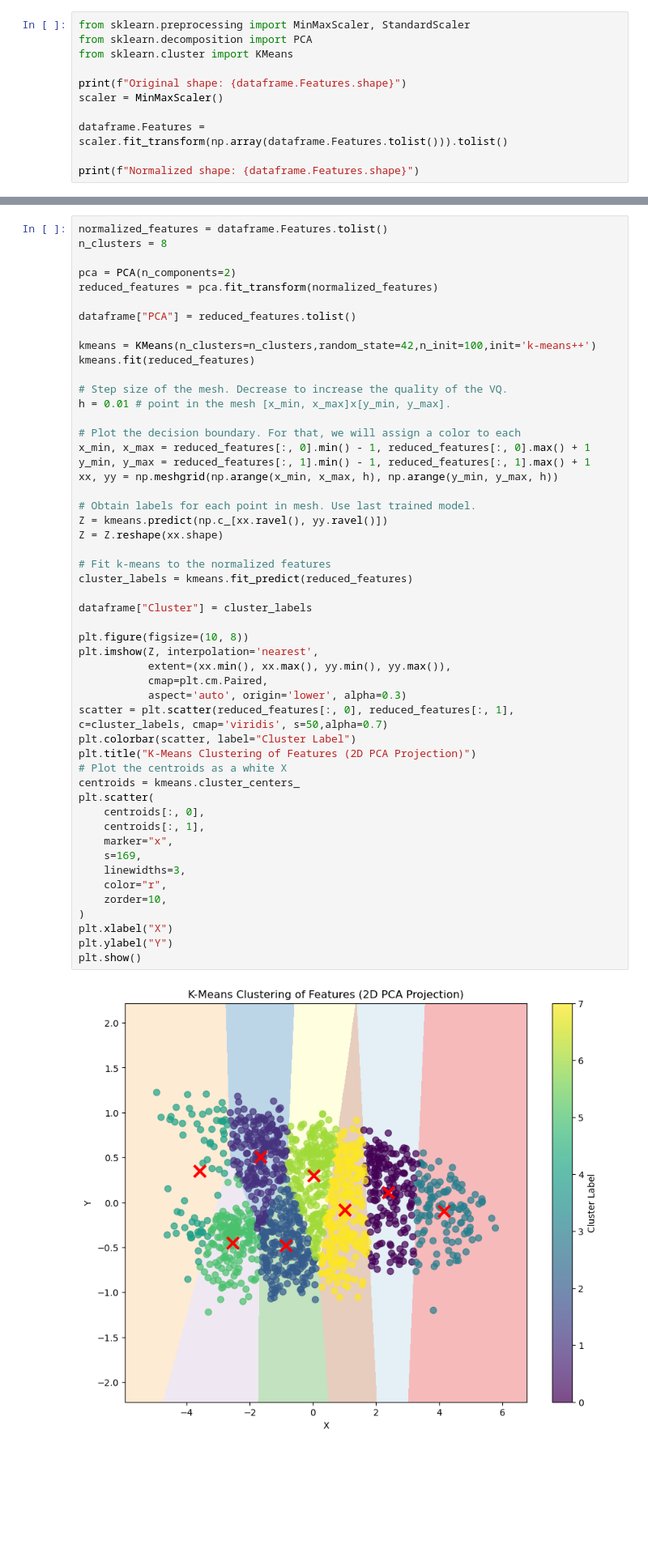
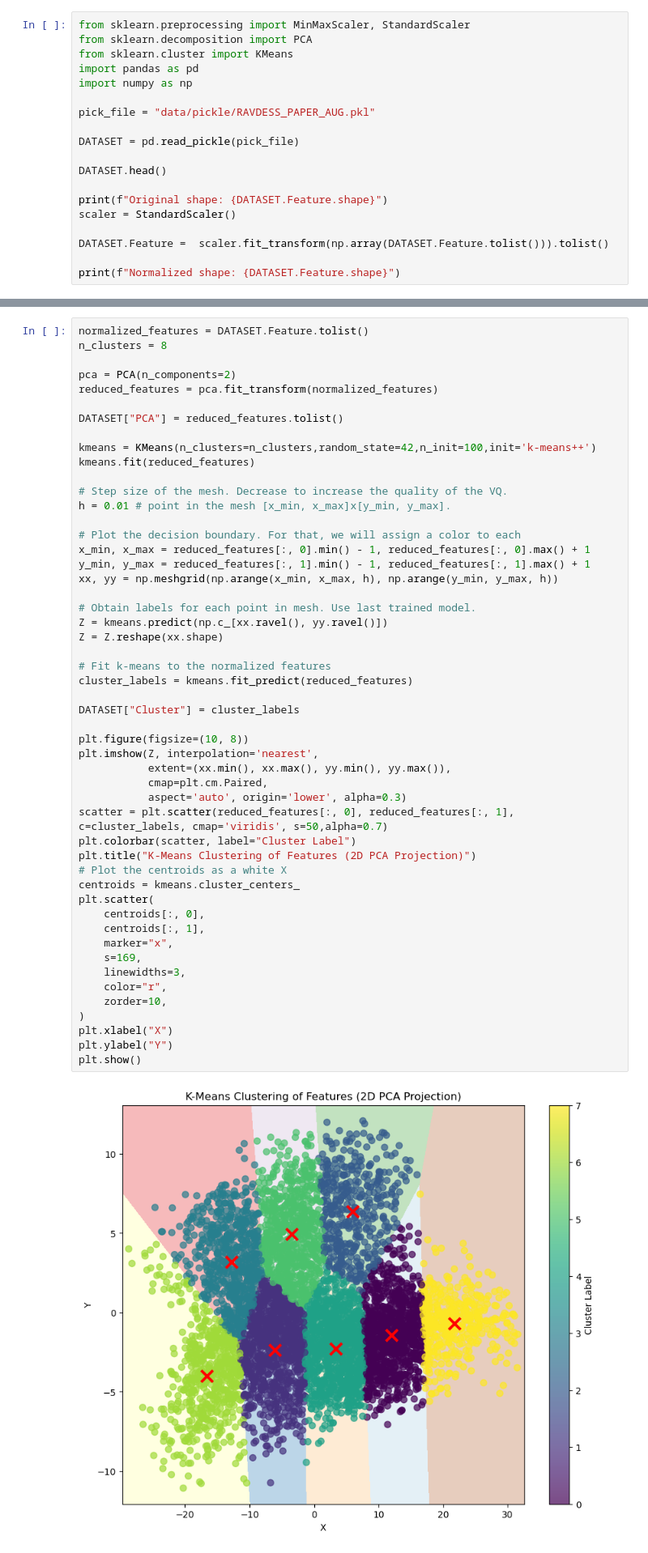
Before and after one commit to EmadBahreini/Audio-Emotion-Recognition, a Jupyter notebook: main.ipynb, the cells around one changed output, grey strips where cells are left out. Shown at 81% size. Saved outputs shown, nothing was run; the diff lists cells and outputs as text; blank space fills up the shorter version.

```diff
--- a/main.ipynb
+++ b/main.ipynb
@@ -261,11 +509,19 @@ Features extracted and saved to data/pickle//RAVDESS.pkl
 from sklearn.preprocessing import MinMaxScaler, StandardScaler
 from sklearn.decomposition import PCA
 from sklearn.cluster import KMeans
+import pandas as pd
+import numpy as np
 
-print(f"Original shape: {dataframe.Features.shape}")
-scaler = MinMaxScaler()
+pick_file = "data/pickle/RAVDESS_PAPER_AUG.pkl"
 
-dataframe.Features =  scaler.fit_transform(np.array(dataframe.Features.tolist())).tolist()
+DATASET = pd.read_pickle(pick_file)
 
-print(f"Normalized shape: {dataframe.Features.shape}")
+DATASET.head()
+
+print(f"Original shape: {DATASET.Feature.shape}")
+scaler = StandardScaler()
+
+DATASET.Feature =  scaler.fit_transform(np.array(DATASET.Feature.tolist())).tolist()
+
+print(f"Normalized shape: {DATASET.Feature.shape}")
 # %% [output]
@@ -276,13 +541,13 @@ Normalized shape: (1440,)
 # %% [markdown]
 #### 4.2.1 Compute PCA and then clustering
 # %%
-normalized_features = dataframe.Features.tolist()
+normalized_features = DATASET.Feature.tolist()
 n_clusters = 8
 
 pca = PCA(n_components=2)
 reduced_features = pca.fit_transform(normalized_features)
 
-dataframe["PCA"] = reduced_features.tolist()
+DATASET["PCA"] = reduced_features.tolist()
 
 kmeans = KMeans(n_clusters=n_clusters,random_state=42,n_init=100,init='k-means++')
 kmeans.fit(reduced_features)
@@ -299,35 +564,35 @@ xx, yy = np.meshgrid(np.arange(x_min, x_max, h), np.arange(y_min, y_max, h))
 Z = kmeans.predict(np.c_[xx.ravel(), yy.ravel()])
 Z = Z.reshape(xx.shape)
 
 # Fit k-means to the normalized features
 cluster_labels = kmeans.fit_predict(reduced_features)
 
-dataframe["Cluster"] = cluster_labels
+DATASET["Cluster"] = cluster_labels
 
 plt.figure(figsize=(10, 8))
 plt.imshow(Z, interpolation='nearest',
            extent=(xx.min(), xx.max(), yy.min(), yy.max()),
            cmap=plt.cm.Paired,
            aspect='auto', origin='lower', alpha=0.3)
 scatter = plt.scatter(reduced_features[:, 0], reduced_features[:, 1], c=cluster_labels, cmap='viridis', s=50,alpha=0.7)
 plt.colorbar(scatter, label="Cluster Label")
 plt.title("K-Means Clustering of Features (2D PCA Projection)")
 # Plot the centroids as a white X
 centroids = kmeans.cluster_centers_
 plt.scatter(
     centroids[:, 0],
     centroids[:, 1],
     marker="x",
     s=169,
     linewidths=3,
     color="r",
     zorder=10,
 )
 plt.xlabel("X")
 plt.ylabel("Y")
 plt.show()
 # %% [output]
-[figure, old version]
+[figure, new version]
 # %% [markdown]
 #### 4.2.2Compute the most frequent emotion in each cluster
 # %%
```
Also changed, not shown: parts of 66 cells of this notebook, 19 other files.
